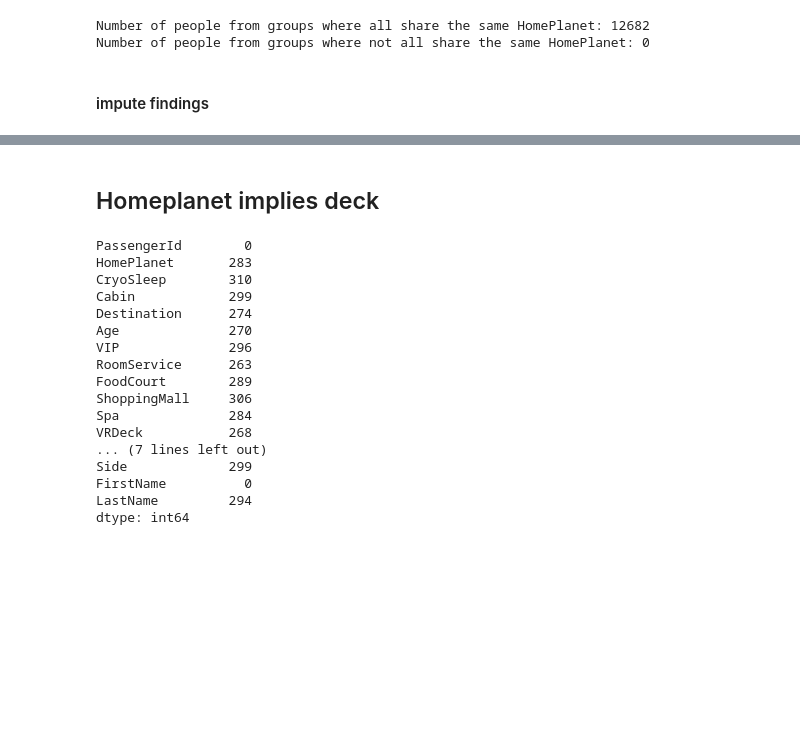
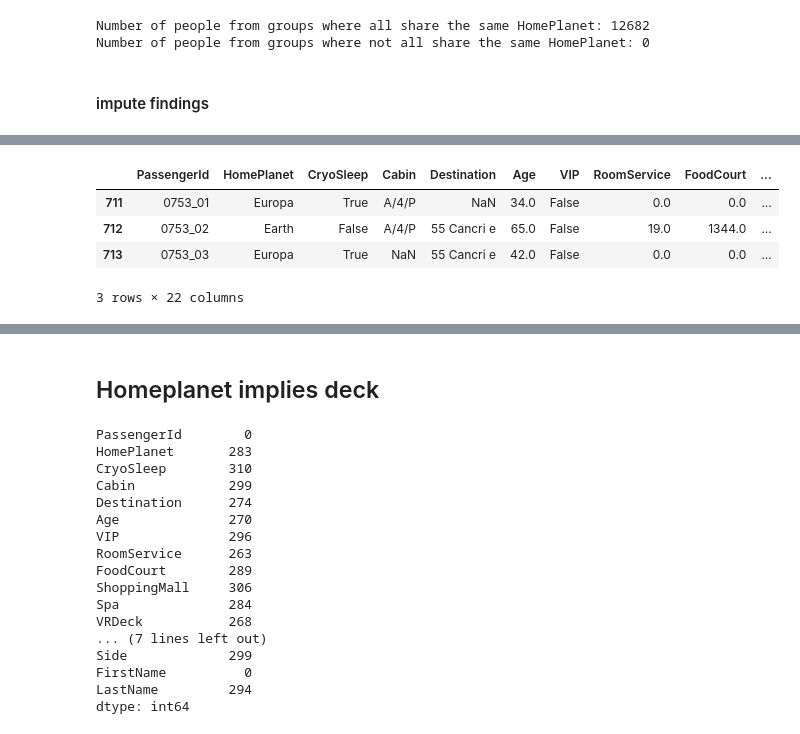
Before and after one commit to jacobsultan/cabin-for-spacetitanic-kaggle, a Jupyter notebook: firstruns.ipynb, the cells around one changed output, grey strips where cells are left out. Saved outputs shown, nothing was run; the diff lists cells and outputs as text; code cells hidden in the pictures; blank space fills up the shorter version.

```diff
--- a/firstruns.ipynb
+++ b/firstruns.ipynb
@@ -95,0 +142,15 @@ Number of people from groups where not all share the same HomePlanet: 0
+# %%
+def fill_home_planet_by_group(df):
+    # Group by 'Group' and then apply a function to fill NA values in 'HomePlanet' within each group
+    def fill_planet(group):
+        # If there is at least one non-NA 'HomePlanet', use the first one as the fill value
+        if group['HomePlanet'].notna().any():
+            planet_to_fill = group['HomePlanet'].dropna().iloc[0]
+            group['HomePlanet'].fillna(planet_to_fill, inplace=True)
+        return group
+
+    # Apply the function to each group
+    df = df.groupby('Group').apply(fill_planet)
+    return df
+# %%
+togeth = fill_home_planet_by_group(togeth)
@@ -95,0 +164,8 @@ Number of people from groups where not all share the same HomePlanet: 0
+# %%
+togeth[togeth.Group == '0753']
+# %% [output]
+|  | PassengerId | HomePlanet | CryoSleep | Cabin | Destination | Age | VIP | RoomService | FoodCourt | ... |
+| 711 | 0753_01 | Europa | True | A/4/P | NaN | 34.0 | False | 0.0 | 0.0 | ... |
+| 712 | 0753_02 | Earth | False | A/4/P | 55 Cancri e | 65.0 | False | 19.0 | 1344.0 | ... |
+| 713 | 0753_03 | Europa | True | NaN | 55 Cancri e | 42.0 | False | 0.0 | 0.0 | ... |
+3 rows × 22 columns
```
Also changed, not shown: parts of 12 cells of this notebook.
